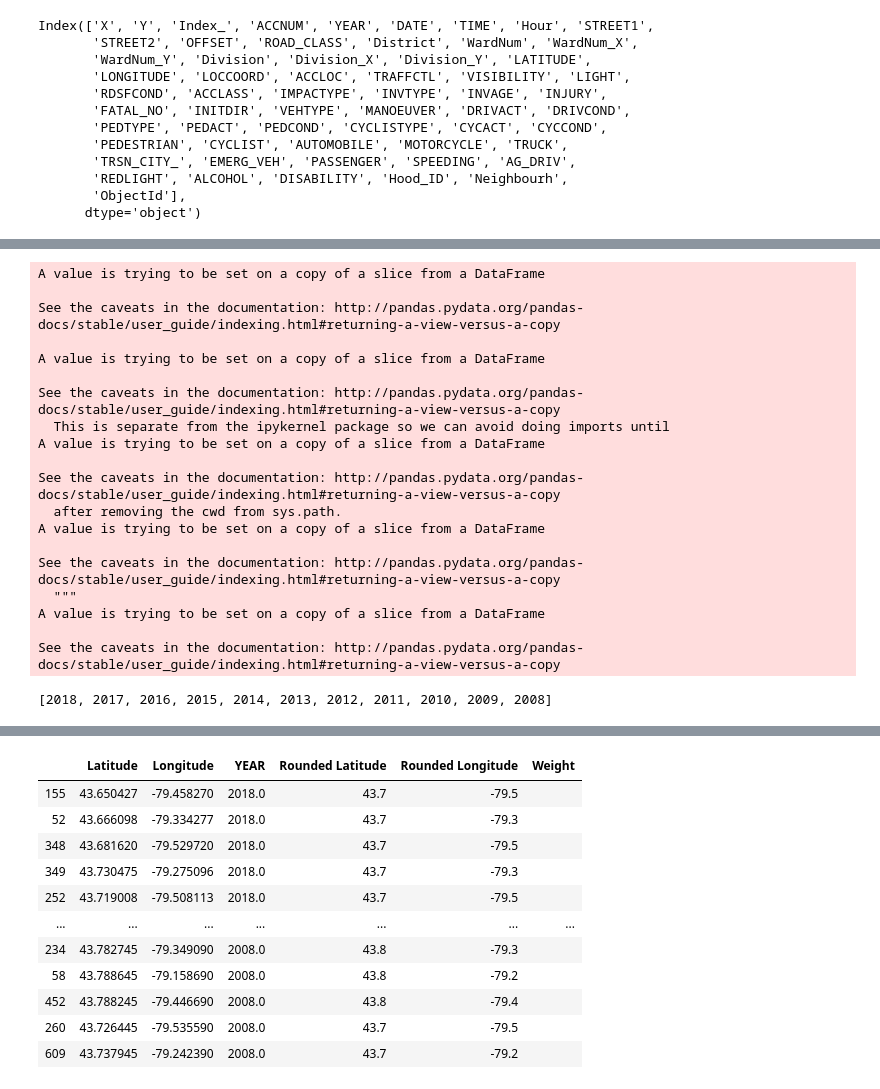
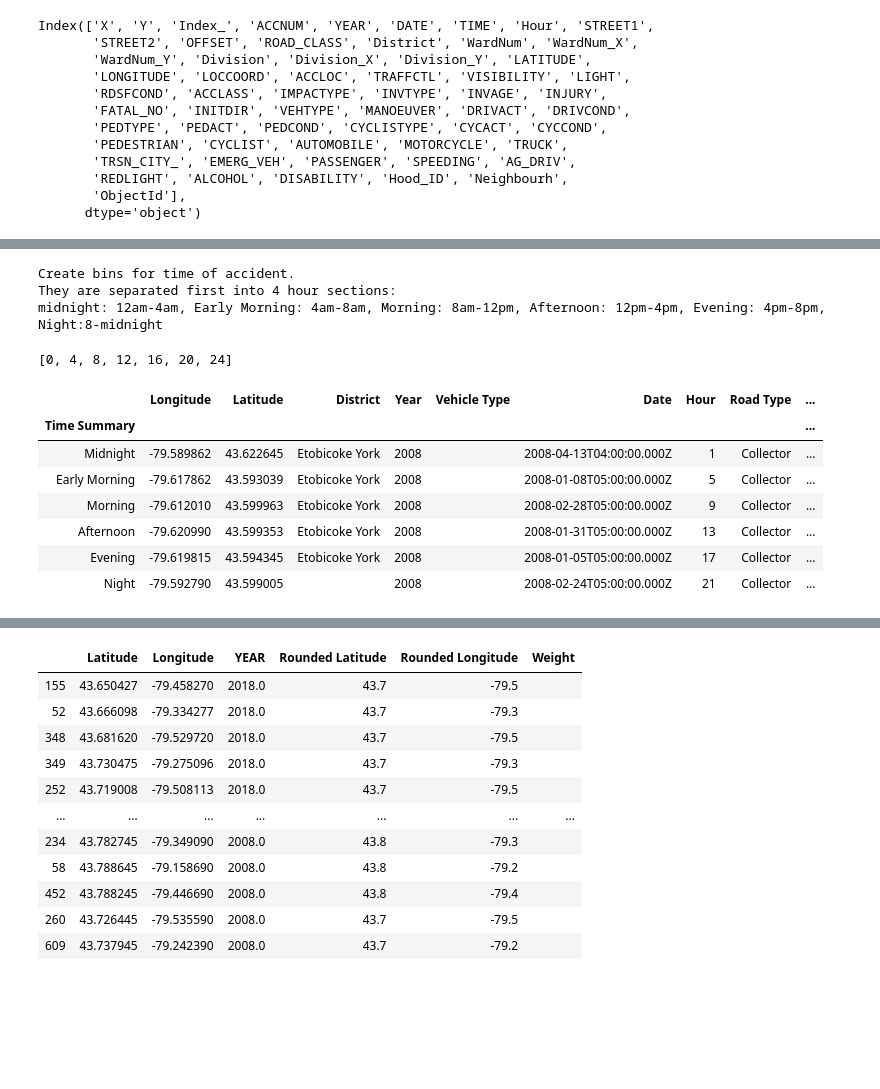
Before and after one commit to nupurgupta5292/SES-vs-Fatal-Road-Collisions, a Jupyter notebook: toronto_data.ipynb, the cells around one changed output, grey strips where cells are left out. Drawn from its saved outputs; the diff is of its cells as text; code cells hidden in the pictures; blank space fills up the shorter version.

```diff
--- a/toronto_data.ipynb
+++ b/toronto_data.ipynb
@@ -90,30 +72,3 @@ toronto_collision['Time Patterns']=0
-# %%
-#Time PATTERNS
-toronto_collision['Time Patterns'][toronto_collision['Hour'].isin(range(0,5))]='Early Morning'
-toronto_collision['Time Patterns'][toronto_collision['Hour'].isin(range(4,10))]='Morning Commute'
-toronto_collision['Time Patterns'][toronto_collision['Hour'].isin(range(9,18))]='Working Hours'
-toronto_collision['Time Patterns'][toronto_collision['Hour'].isin(range(17,21))]='Evening Commute'
-toronto_collision['Time Patterns'][toronto_collision['Hour'].isin(range(20,25))]='Evening'
-# %% [output]
-A value is trying to be set on a copy of a slice from a DataFrame
-
-See the caveats in the documentation: http://pandas.pydata.org/pandas-docs/stable/user_guide/indexing.html#returning-a-view-versus-a-copy
-
-A value is trying to be set on a copy of a slice from a DataFrame
-
-See the caveats in the documentation: http://pandas.pydata.org/pandas-docs/stable/user_guide/indexing.html#returning-a-view-versus-a-copy
-  This is separate from the ipykernel package so we can avoid doing imports until
-A value is trying to be set on a copy of a slice from a DataFrame
-
-See the caveats in the documentation: http://pandas.pydata.org/pandas-docs/stable/user_guide/indexing.html#returning-a-view-versus-a-copy
-  after removing the cwd from sys.path.
-A value is trying to be set on a copy of a slice from a DataFrame
-
-See the caveats in the documentation: http://pandas.pydata.org/pandas-docs/stable/user_guide/indexing.html#returning-a-view-versus-a-copy
-  """
-A value is trying to be set on a copy of a slice from a DataFrame
-
-See the caveats in the documentation: http://pandas.pydata.org/pandas-docs/stable/user_guide/indexing.html#returning-a-view-versus-a-copy
 # %%
 #save cleaned data to csv
 toronto_collision.to_csv('Resources/toronto_cleaned.csv', index=False)
@@ -122,5 +75,30 @@ time_groups=toronto_collision.groupby('Time Patterns')
-# %%
-years=list(toronto_collision['YEAR'].unique())
-years
-# %% [output]
-[2018, 2017, 2016, 2015, 2014, 2013, 2012, 2011, 2010, 2009, 2008]
+# %%
+#Time PATTERNS
+print('Create bins for time of accident.')
+print('They are separated first into 4 hour sections:')
+print('midnight: 12am-4am, Early Morning: 4am-8am, Morning: 8am-12pm, Afternoon: 12pm-4pm, Evening: 4pm-8pm, Night:8-midnight')
+# %% [output]
+Create bins for time of accident.
+They are separated first into 4 hour sections:
+midnight: 12am-4am, Early Morning: 4am-8am, Morning: 8am-12pm, Afternoon: 12pm-4pm, Evening: 4pm-8pm, Night:8-midnight
+# %%
+#Bin times, compare the collision rates, correlation with alcohol consumption
+bins= [x for x in range(0,26,4)]
+print(bins)
+group_names = ['Midnight', 'Early Morning', 'Morning', 'Afternoon','Evening','Night']
+# %% [output]
+[0, 4, 8, 12, 16, 20, 24]
+# %%
+yyzcollision_time=toronto_collision
+# %%
+yyzcollision_time["Time Summary"] = pd.cut(yyzcollision_time["Hour"], bins, labels=group_names)
+yyzcollision_time.groupby('Time Summary').min()
+# %% [output]
+|  | Longitude | Latitude | District | Year | Vehicle Type | Date | Hour | Road Type | ... |
+| Time Summary |  |  |  |  |  |  |  |  | ... |
+| Midnight | -79.589862 | 43.622645 | Etobicoke York | 2008 |  | 2008-04-13T04:00:00.000Z | 1 | Collector | ... |
+| Early Morning | -79.617862 | 43.593039 | Etobicoke York | 2008 |  | 2008-01-08T05:00:00.000Z | 5 | Collector | ... |
+| Morning | -79.612010 | 43.599963 | Etobicoke York | 2008 |  | 2008-02-28T05:00:00.000Z | 9 | Collector | ... |
+| Afternoon | -79.620990 | 43.599353 | Etobicoke York | 2008 |  | 2008-01-31T05:00:00.000Z | 13 | Collector | ... |
+| Evening | -79.619815 | 43.594345 | Etobicoke York | 2008 |  | 2008-01-05T05:00:00.000Z | 17 | Collector | ... |
+| Night | -79.592790 | 43.599005 |  | 2008 |  | 2008-02-24T05:00:00.000Z | 21 | Collector | ... |
```
Also changed, not shown: parts of 19 cells of this notebook, 5 other files.
